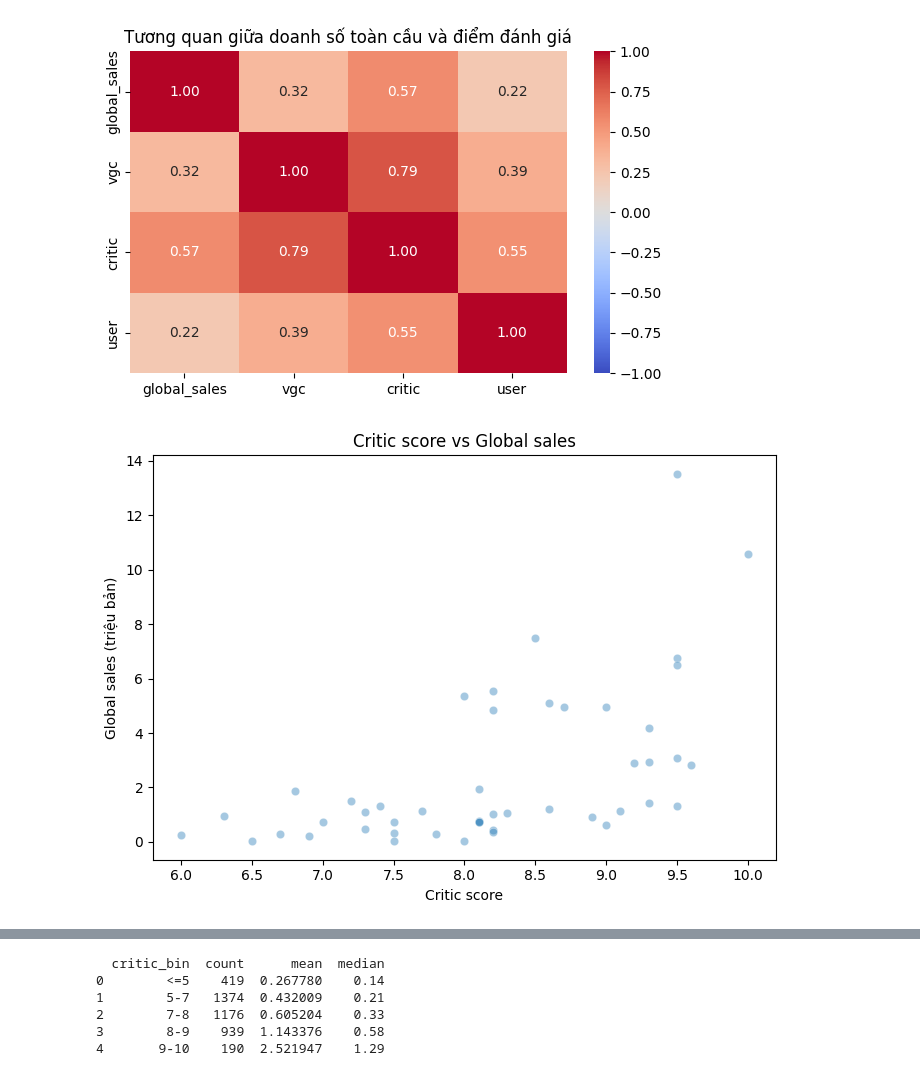
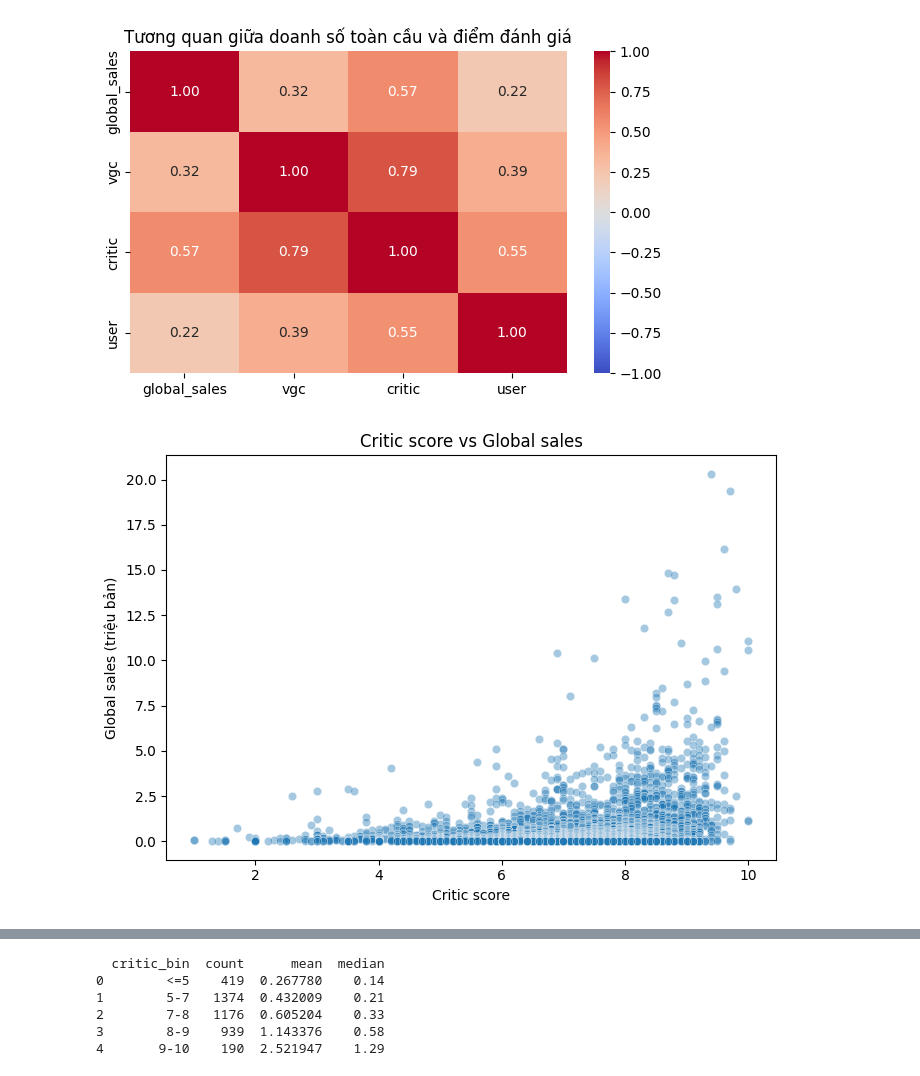
Before and after one commit to chichic21039/LTKHDL-GameDataset, a Jupyter notebook: GameDataset.ipynb, the cells around one changed output, grey strips where cells are left out. Drawn from its saved outputs; the diff is of its cells as text; code cells hidden in the pictures.

```diff
--- a/GameDataset.ipynb
+++ b/GameDataset.ipynb
@@ -1647,11 +1648,11 @@ user              0.224498  0.391823  0.546718  1.000000
 [figure]
 # %%
 plt.figure(figsize=(7, 5))
-sns.scatterplot(data=eda_global, x='critic', y='global_sales', alpha=0.4)
+sns.scatterplot(data=df_trim, x='critic', y='global_sales', alpha=0.4)
 plt.title('Critic score vs Global sales')
 plt.xlabel('Critic score')
 plt.ylabel('Global sales (triệu bản)')
 plt.tight_layout()
 plt.show()
 # %% [output]
-[figure, old version]
+[figure, new version]
```
Also changed, not shown: parts of 22 cells of this notebook.
